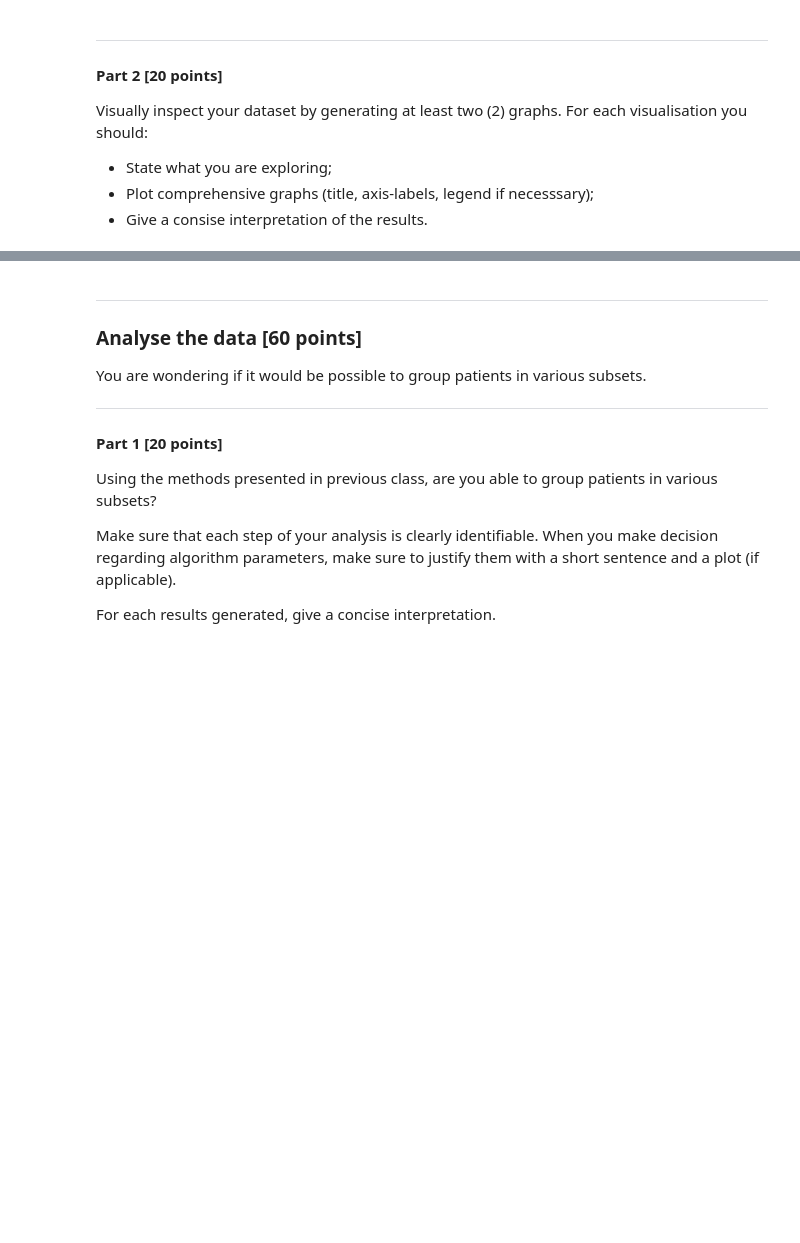
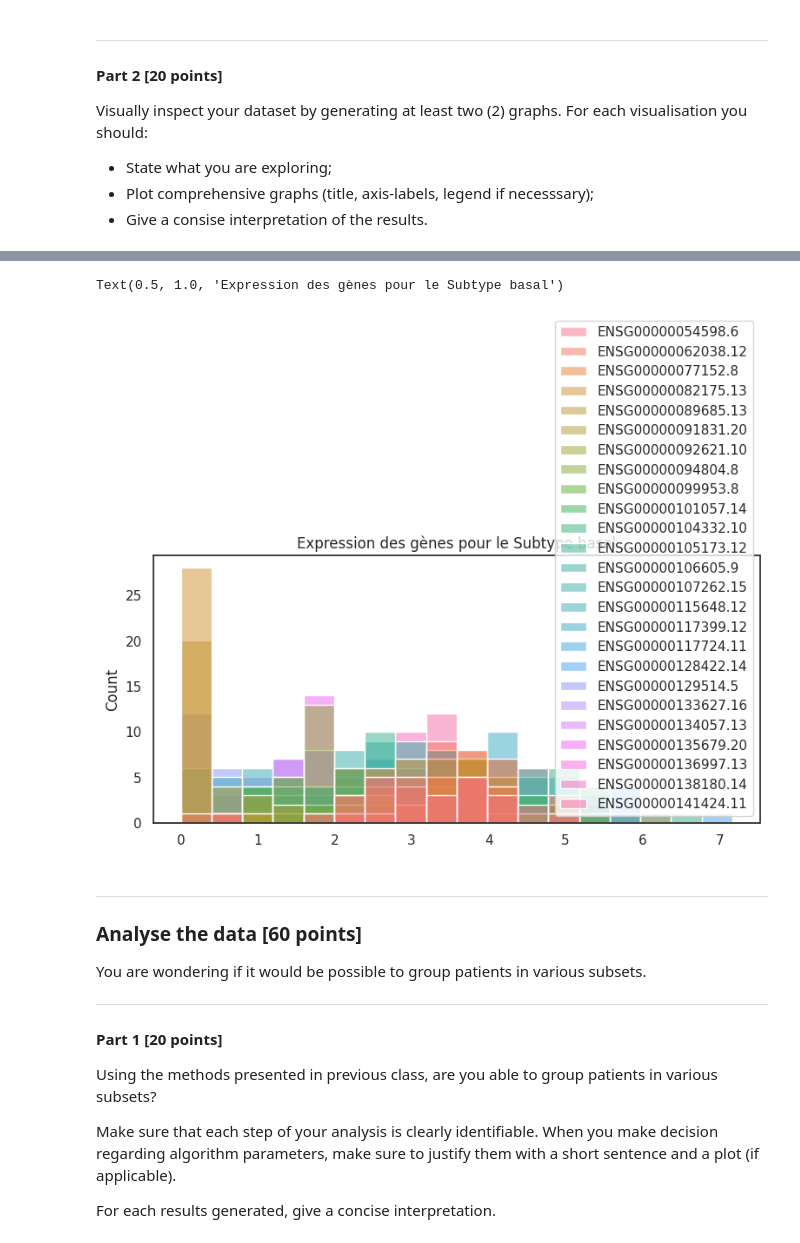
Before and after one commit to FionaKessai/BIM6065, a Jupyter notebook: data_analysis_3.ipynb, the cells around one changed output, grey strips where cells are left out. Cells and saved outputs as stored; diff of their text form; code cells hidden in the pictures; blank space fills up the shorter version.

```diff
--- a/data_analysis_3.ipynb
+++ b/data_analysis_3.ipynb
@@ -300,0 +341,6 @@ sns.scatterplot
+# %%
+sns.histplot(Data.iloc[1:30,1:26])
+plt.title("Expression des gènes pour le Subtype basal")
+# %% [output]
+Text(0.5, 1.0, 'Expression des gènes pour le Subtype basal')
+[figure, added]
```
Also changed, not shown: parts of 40 cells of this notebook.
